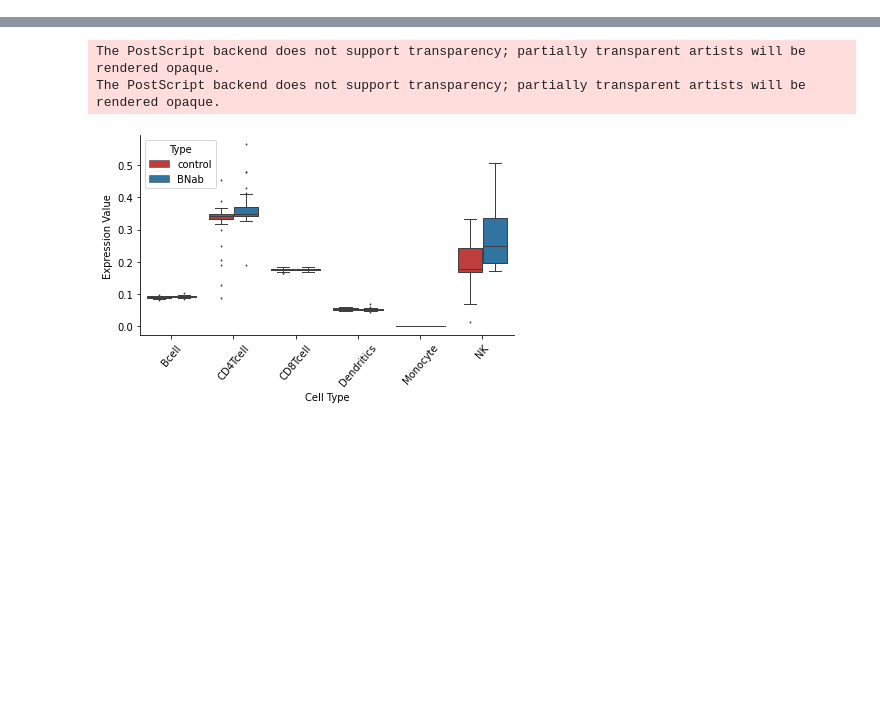
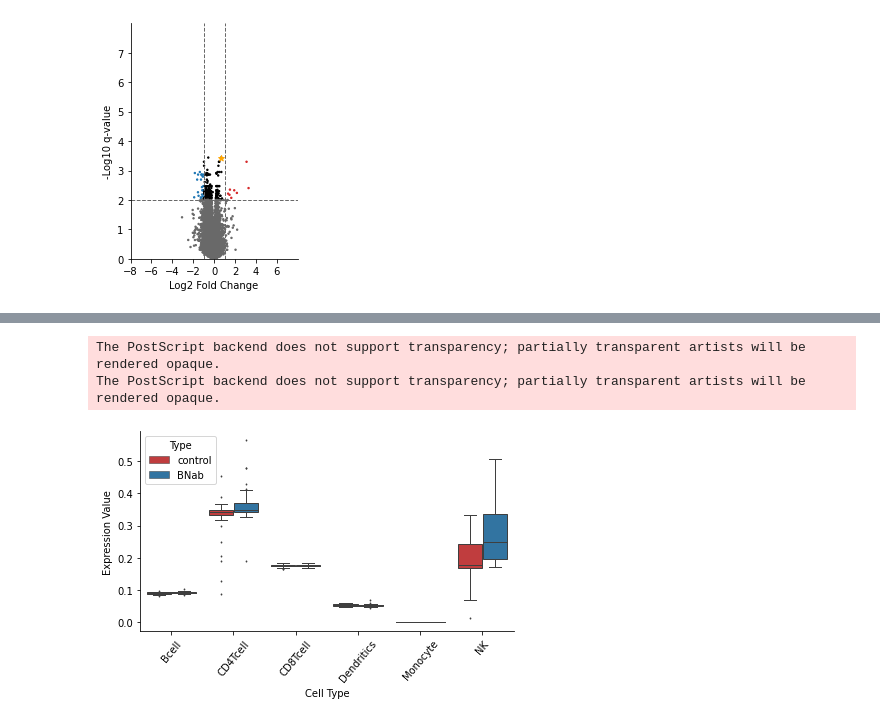
Before and after one commit to poseidonchan/TAPE, a Jupyter notebook: Experiments/Figures/HIV_analysis.ipynb, the cells around one changed output, grey strips where cells are left out. Drawn from its saved outputs; the diff is of its cells as text; code cells hidden in the pictures; blank space fills up the shorter version.

```diff
--- a/Experiments/Figures/HIV_analysis.ipynb
+++ b/Experiments/Figures/HIV_analysis.ipynb
@@ -89 +101,5 @@ def volcano_plot(data, fc_threshold, p_threshold,name=None):
+# %%
+volcano_plot(HIV_deseq, 1, 2, name='HIV_deseq')
+# %% [output]
+[figure, added]
 # %%
```
Also changed, not shown: parts of 9 cells of this notebook, 17 other files.
